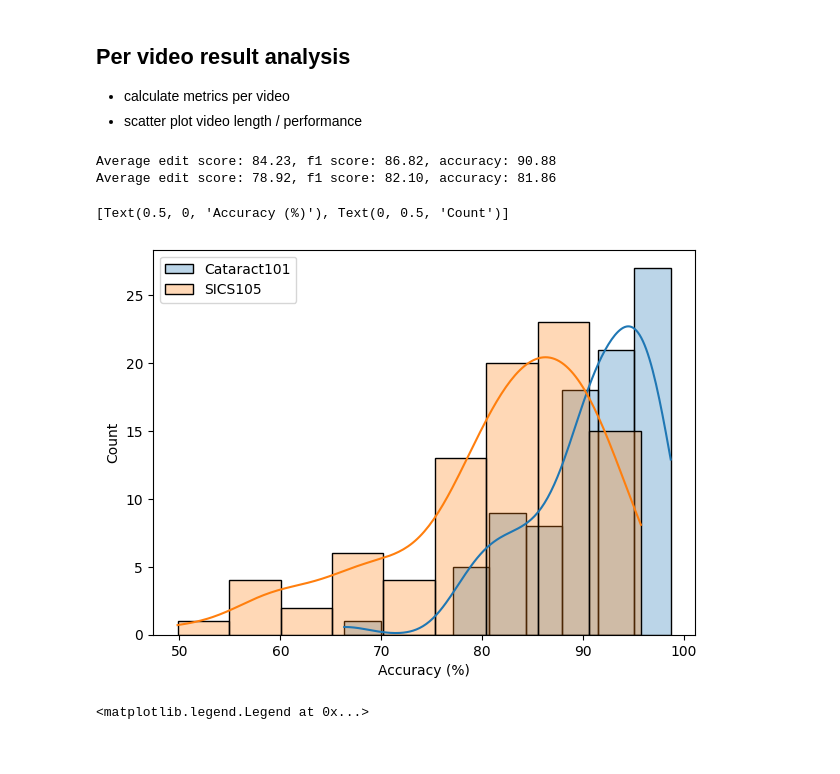
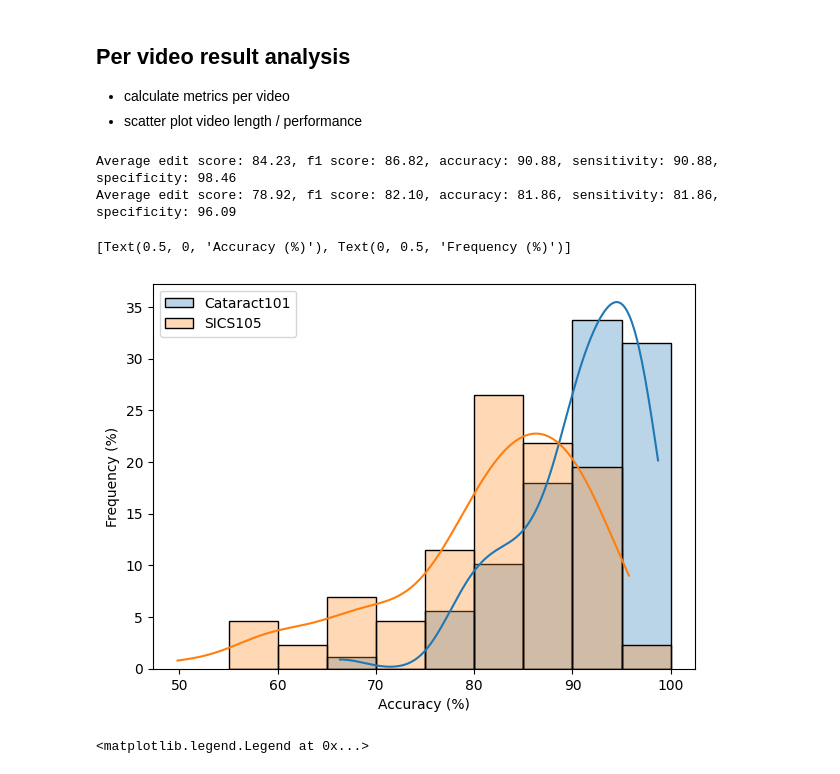
Before and after one commit to Bhuvan-21/MS-TCN2-med, a Jupyter notebook: notebooks/per_video_evaluation.ipynb, the cells around one changed output. Drawn from its saved outputs; the diff is of its cells as text; code cells hidden in the pictures.

Commit message:
Statistic tests for test set results, minor improvemnts in reporting

```diff
--- a/notebooks/per_video_evaluation.ipynb
+++ b/notebooks/per_video_evaluation.ipynb
@@ -23,9 +25,20 @@ from utils import load_action_map, f_score, edit_score
 - scatter plot video length / performance
 # %%
 # Experiment 2: Case by case analysis
+def remove_columns(probabilites, actions_dict, gt_content):
+    idx_to_remove = []
+    for action in actions_dict.keys():
+        if action not in set(gt_content):
+            idx_to_remove.append(actions_dict[action])
+    probabilites = np.delete(probabilites, idx_to_remove, axis=0)
+    return probabilites
+
 def get_scores_for_vid(video_id, results_path, ground_truth_dir, overlap=0.25):
+    encoder = OneHotEncoder(sparse_output=False)
     ground_truth = open(join(ground_truth_dir, video_id + '.txt'), 'r').read().split('\n')
     prediction = open(join(results_path, video_id), 'r').read().split('\n')[1].split()
+    probs = np.load(join(results_path, video_id + ".npy"))
+    action_dict = load_action_map(join(ground_truth_dir, '../mapping.txt'))
 
     ground_truth = ground_truth[0:len(prediction)] if len(prediction) < len(ground_truth) else ground_truth
     prediction = prediction[0:len(ground_truth)] if len(prediction) >= len(ground_truth) else prediction
@@ -35,11 +48,24 @@ def get_scores_for_vid(video_id, results_path, ground_truth_dir, overlap=0.25):
     tp, fp, tn, fn = f_score(prediction, ground_truth, overlap, bg_class=[''])
     f1 = 2 * tp / (2*tp+fp+fn) * 100
 
-    return f1, edit, accuracy
+    tp, tn, fp, fn = collaps_confusion_matrix(ground_truth, prediction)
+    sensitivity = tp / (tp + fn) * 100.0
+    specificity = tn / (tn + fp) * 100.0
+
+
+    probs = softmax(probs, axis=0)
+    probs = remove_columns(probs, action_dict, ground_truth)
+    actions2num = np.vectorize(lambda d: action_dict[d])
+    ground_truth = actions2num(ground_truth)
+    y_true = encoder.fit_transform(ground_truth.reshape(-1, 1)).T
+    roc_auc = roc_auc_score(y_true.ravel(), probs.ravel(), average='macro')
+    pr_auc = average_precision_score(y_true.ravel(), probs.ravel())
+
+    return f1, edit, accuracy, sensitivity, specificity, roc_auc, pr_auc
 
 
 def accumlate_resutlts(gt_dir, results_path, fps=30.0):
-    scores = {'video_id': [], 'edit': [], 'f1': [], 'accuracy': [], 'length': []}
+    scores = {'video_id': [], 'edit': [], 'f1': [], 'accuracy': [], 'sensitivity': [], 'specificity': [], 'roc': [], 'pr': [], 'length': []}
 
     for i in range(0, len(os.listdir(gt_dir))):
         ground_truth_path = os.listdir(gt_dir)[i]
@@ -47,17 +73,21 @@ def accumlate_resutlts(gt_dir, results_path, fps=30.0):
         if not os.path.exists(join(results_path, ground_truth_id)):
             continue
 
-        f1, edit, accuracy = get_scores_for_vid(ground_truth_id, results_path, gt_dir)
+        f1, edit, accuracy, sen, spec, roc, pr = get_scores_for_vid(ground_truth_id, results_path, gt_dir)
         vid_length = len(open(join(gt_dir, ground_truth_path), 'r').readlines()) / fps / 60.0
 
         # print(f'{ground_truth_id}> edit score: {edit:.2f}, f1@0.25: {f1:.2f}, accuracy: {accuracy:.2f}, video length: {vid_length:.2f}')
         scores['edit'].append(edit)
         scores['f1'].append(f1)
         scores['accuracy'].append(accuracy)
+        scores['sensitivity'].append(sen)
+        scores['specificity'].append(spec)
+        scores['roc'].append(roc)
+        scores['pr'].append(pr)
         scores['length'].append(vid_length)
         scores['video_id'].append(ground_truth_id)
     avg_scores = {'avg_acc': np.mean(scores["accuracy"]), 'avg_edit': np.mean(scores["edit"]), 'avg_f1': np.mean(scores["f1"])}
-    print(f'Average edit score: {avg_scores["avg_edit"]:.2f}, f1 score: {avg_scores["avg_f1"]:.2f}, accuracy: {avg_scores["avg_acc"]:.2f}')
+    print(f'Average edit score: {avg_scores["avg_edit"]:.2f}, f1 score: {avg_scores["avg_f1"]:.2f}, accuracy: {avg_scores["avg_acc"]:.2f}, sensitivity: {np.mean(scores["sensitivity"]):.2f}, specificity: {np.mean(scores["specificity"]):.2f}')
     return scores, avg_scores
 
 
@@ -73,18 +103,18 @@ scores_sics, avg_scores_sics = accumlate_resutlts(gt_path, results_path, fps=15)
 #results_path = r"C:\Users\smuel\Pictures\Results WESP\cataract101_rgb\results"
 #gt_dir = join(base_dir, 'groundTruth')
 # %% [output]
-Average edit score: 84.23, f1 score: 86.82, accuracy: 90.88
-Average edit score: 78.92, f1 score: 82.10, accuracy: 81.86
+Average edit score: 84.23, f1 score: 86.82, accuracy: 90.88, sensitivity: 90.88, specificity: 98.46
+Average edit score: 78.92, f1 score: 82.10, accuracy: 81.86, sensitivity: 81.86, specificity: 96.09
 # %%
 figure = plt.figure(figsize=(7, 5))
-params = {'alpha': 0.3, 'legend': True, 'kde': True, 'stat': "count", 'discrete': False, 'element': "bars"}
+params = {'alpha': 0.3, 'legend': True, 'kde': True, 'stat': "percent", 'discrete': False, 'element': "bars", 'bins': [55, 60, 65, 70, 75, 80, 85, 90, 95, 100]} #"binwidth": 4
 plot = sns.histplot(scores['accuracy'], label='Cataract101', **params)
 plot = sns.histplot(scores_sics['accuracy'], label='SICS105', **params)
 plot.legend(loc='upper left')
-plot.set(xlabel='Accuracy (%)', ylabel='Count')
+plot.set(xlabel='Accuracy (%)', ylabel='Frequency (%)')
 # %% [output]
-[Text(0.5, 0, 'Accuracy (%)'), Text(0, 0.5, 'Count')]
+[Text(0.5, 0, 'Accuracy (%)'), Text(0, 0.5, 'Frequency (%)')]
-[figure, old version]
+[figure, new version]
 # %%
 figure = plt.figure(figsize=(10, 7))
 data = {'Cataract101_acc': scores['accuracy'], 'Cataract101_f1': scores['f1'],
```
Also changed, not shown: parts of 3 cells of this notebook, 2 other files.
